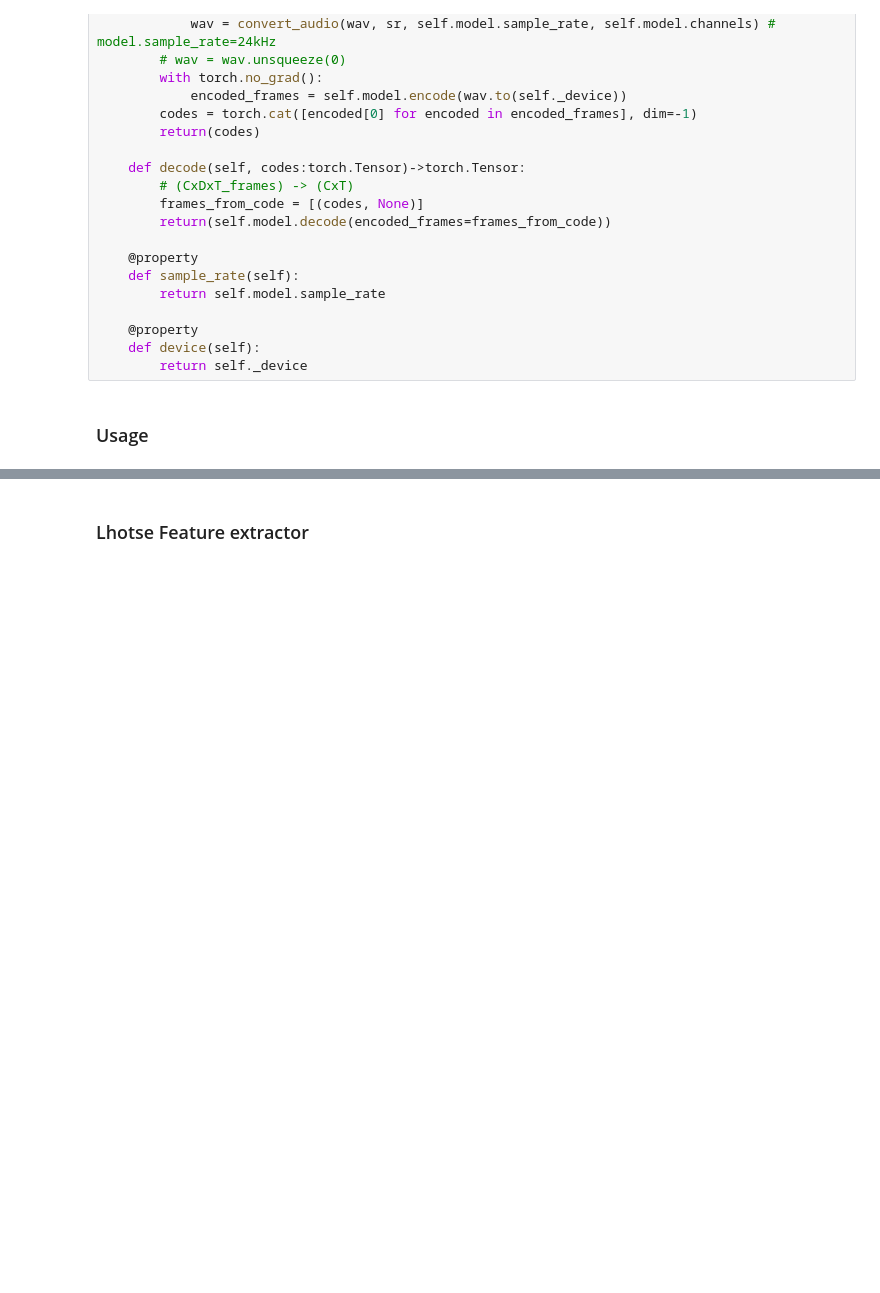
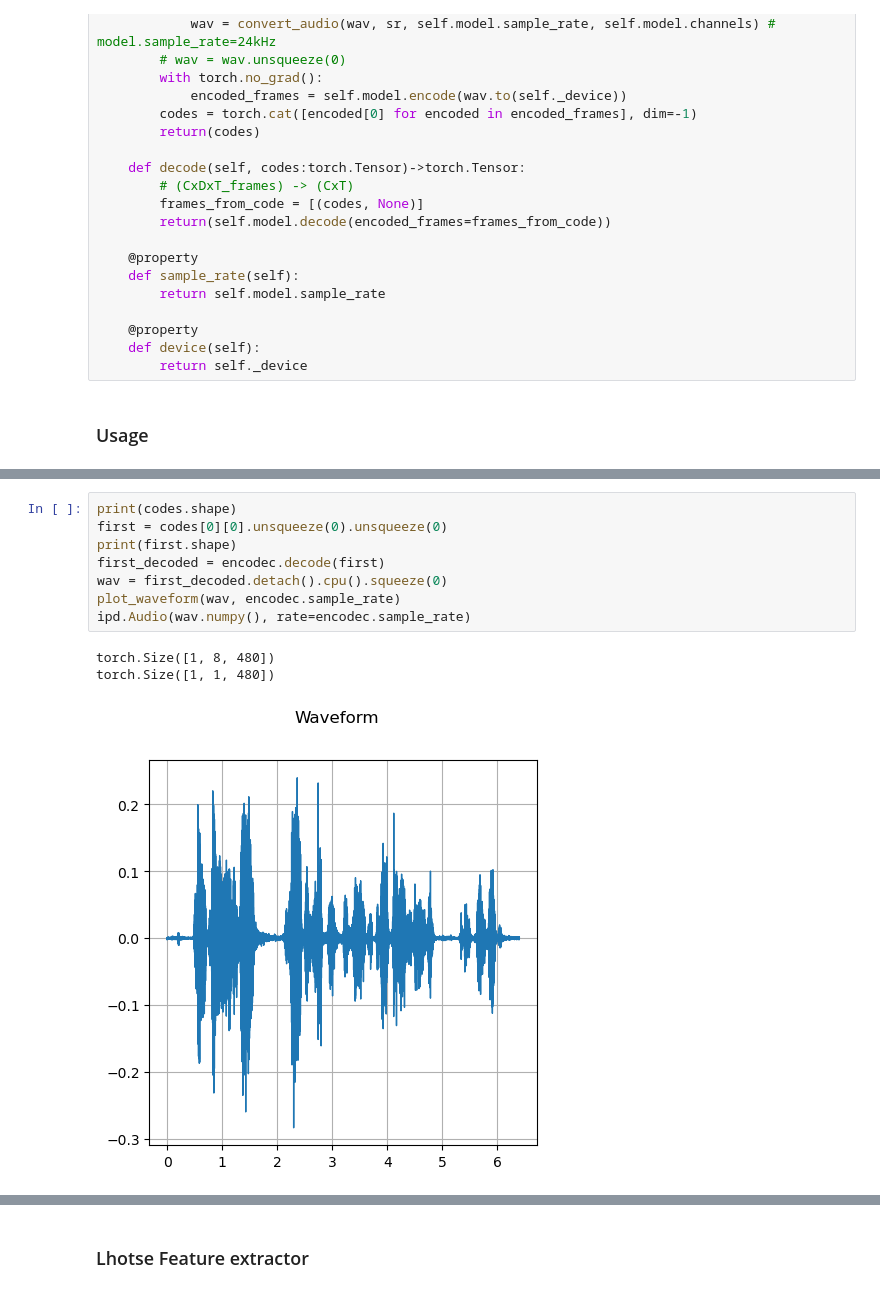
Before and after one commit to slegroux/nimrod, a Jupyter notebook: nbs/audio.embeddings.ipynb, the cells around one changed output, grey strips where cells are left out. Saved outputs shown, nothing was run; the diff lists cells and outputs as text; blank space fills up the shorter version.

```diff
--- a/nbs/audio.embeddings.ipynb
+++ b/nbs/audio.embeddings.ipynb
@@ -95,0 +98,12 @@ wav: torch.Size([1, 102400]), code: torch.Size([1, 8, 480])
+# %%
+print(codes.shape)
+first = codes[0][0].unsqueeze(0).unsqueeze(0)
+print(first.shape)
+first_decoded = encodec.decode(first)
+wav = first_decoded.detach().cpu().squeeze(0)
+plot_waveform(wav, encodec.sample_rate)
+ipd.Audio(wav.numpy(), rate=encodec.sample_rate)
+# %% [output]
+torch.Size([1, 8, 480])
+torch.Size([1, 1, 480])
+[figure, added]
```
Also changed, not shown: parts of 5 cells of this notebook, 3 other files.
